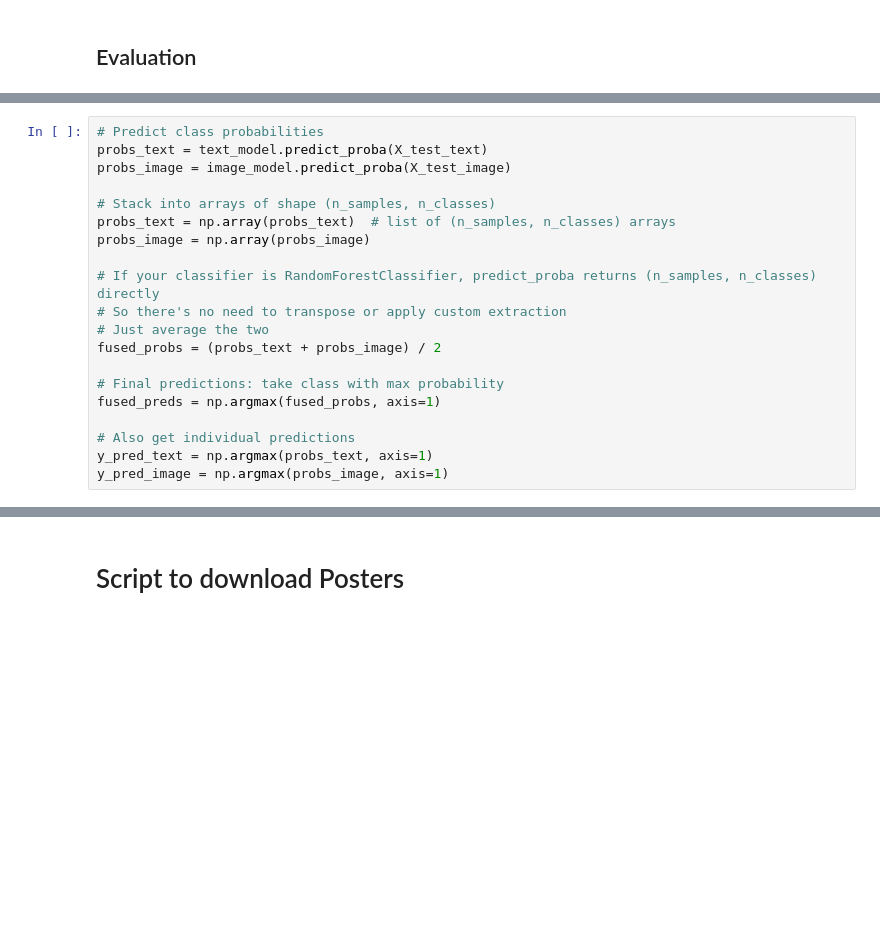
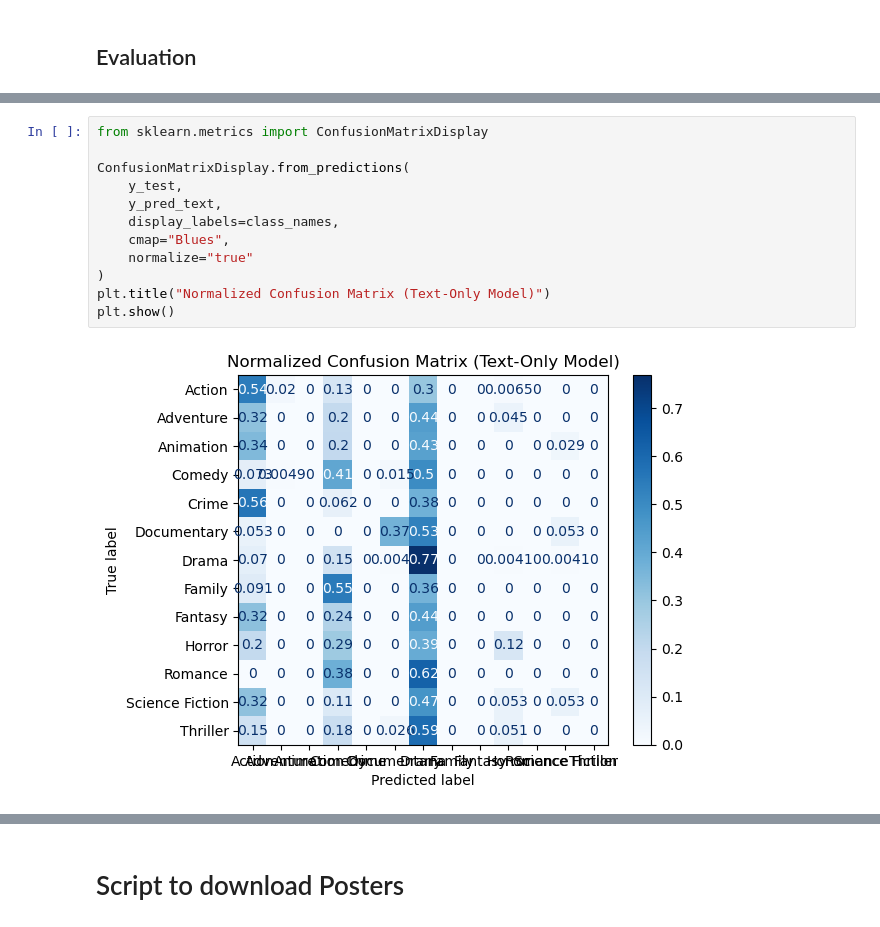
Before and after one commit to mariathurn/Movie-Genre-Project, a Jupyter notebook: GenreClassification.ipynb, the cells around one changed output, grey strips where cells are left out. Cells and saved outputs as stored; diff of their text form; blank space fills up the shorter version.

```diff
--- a/GenreClassification.ipynb
+++ b/GenreClassification.ipynb
@@ -518,20 +421,0 @@ y_pred_image = np.argmax(probs_image, axis=1)
-# %%
-# Predict class probabilities
-probs_text = text_model.predict_proba(X_test_text)
-probs_image = image_model.predict_proba(X_test_image)
-
-# Stack into arrays of shape (n_samples, n_classes)
-probs_text = np.array(probs_text)  # list of (n_samples, n_classes) arrays
-probs_image = np.array(probs_image)
-
-# If your classifier is RandomForestClassifier, predict_proba returns (n_samples, n_classes) directly
-# So there's no need to transpose or apply custom extraction
-# Just average the two
-fused_probs = (probs_text + probs_image) / 2
-
-# Final predictions: take class with max probability
-fused_preds = np.argmax(fused_probs, axis=1)
-
-# Also get individual predictions
-y_pred_text = np.argmax(probs_text, axis=1)
-y_pred_image = np.argmax(probs_image, axis=1)
@@ -697,0 +464,14 @@ plt.show()
+# %%
+from sklearn.metrics import ConfusionMatrixDisplay
+
+ConfusionMatrixDisplay.from_predictions(
+    y_test,
+    y_pred_text,
+    display_labels=class_names,
+    cmap="Blues",
+    normalize="true"
+)
+plt.title("Normalized Confusion Matrix (Text-Only Model)")
+plt.show()
+# %% [output]
+[figure, added]
```
Also changed, not shown: parts of 28 cells of this notebook.
